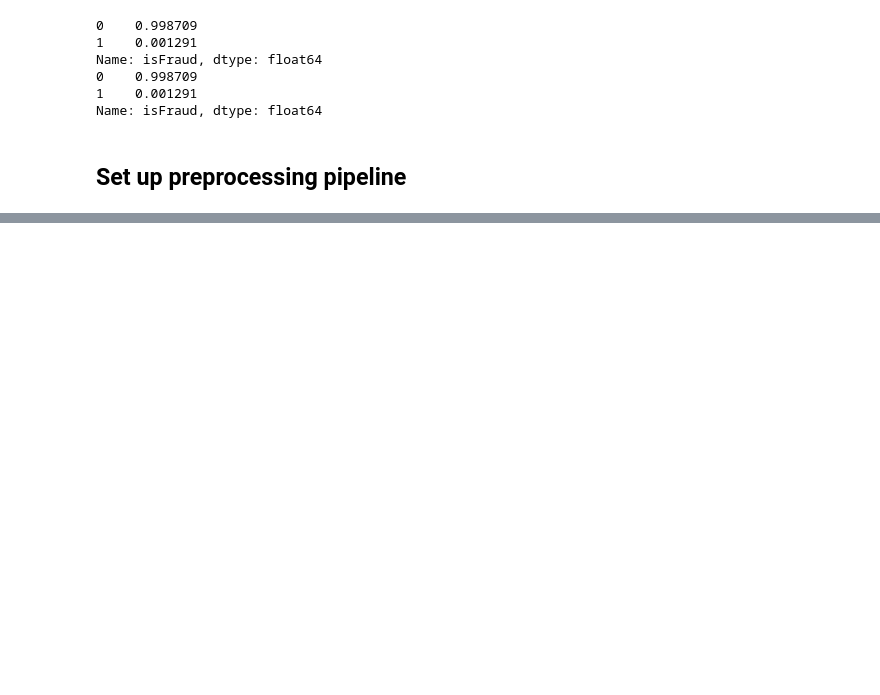
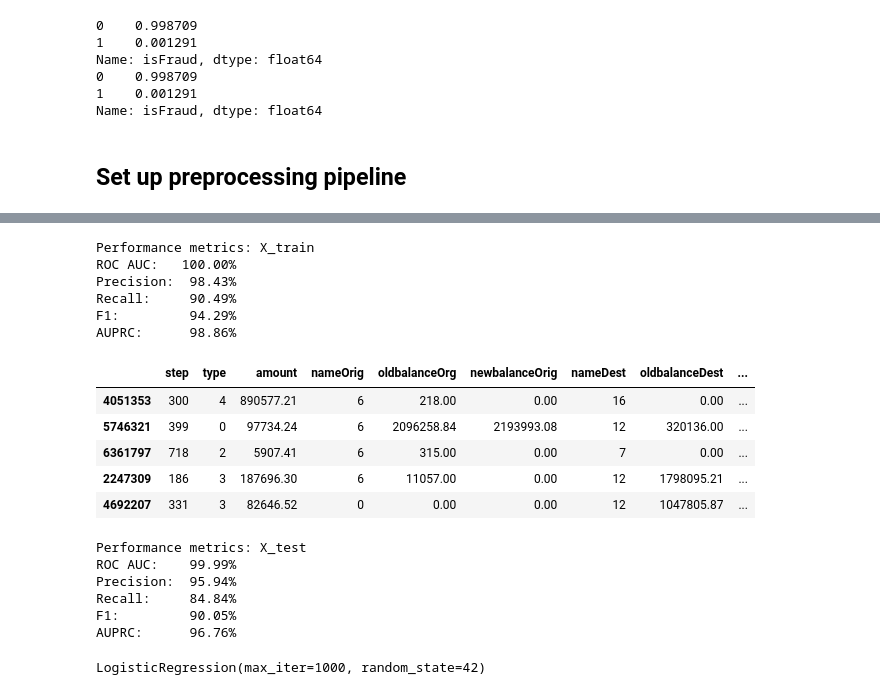
Before and after one commit to omdgit/machine-learning-imbalanced-data, a Jupyter notebook: omd/kaggle_fraud.ipynb, the cells around one changed output, grey strips where cells are left out. Saved outputs shown, nothing was run; the diff lists cells and outputs as text; code cells hidden in the pictures; blank space fills up the shorter version.

Commit message:
completed model dev for XGBoost default settings and optuna grid search, logistic regression

```diff
--- a/omd/kaggle_fraud.ipynb
+++ b/omd/kaggle_fraud.ipynb
@@ -166,0 +228,34 @@ def preprocessing(X):
+# %%
+performance(X_train, y_train, model, title='X_train')
+# %% [output]
+Performance metrics: X_train
+ROC AUC:   100.00%
+Precision:  98.43%
+Recall:     90.49%
+F1:         94.29%
+AUPRC:      98.86%
+# %%
+X_test = preprocessing(X_test)
+X_test = encoder.transform(X_test)
+X_test.head()
+# %% [output]
+|  | step | type | amount | nameOrig | oldbalanceOrg | newbalanceOrig | nameDest | oldbalanceDest | ... |
+| 4051353 | 300 | 4 | 890577.21 | 6 | 218.00 | 0.00 | 16 | 0.00 | ... |
+| 5746321 | 399 | 0 | 97734.24 | 6 | 2096258.84 | 2193993.08 | 12 | 320136.00 | ... |
+| 6361797 | 718 | 2 | 5907.41 | 6 | 315.00 | 0.00 | 7 | 0.00 | ... |
+| 2247309 | 186 | 3 | 187696.30 | 6 | 11057.00 | 0.00 | 12 | 1798095.21 | ... |
+| 4692207 | 331 | 3 | 82646.52 | 0 | 0.00 | 0.00 | 12 | 1047805.87 | ... |
+# %%
+performance(X_test, y_test, model, title='X_test')
+# %% [output]
+Performance metrics: X_test
+ROC AUC:    99.99%
+Precision:  95.94%
+Recall:     84.84%
+F1:         90.05%
+AUPRC:      96.76%
+# %%
+model_lr = LogisticRegression(max_iter=1000, random_state=42)
+model_lr.fit(X_train, y_train)
+# %% [output]
+LogisticRegression(max_iter=1000, random_state=42)
```
Also changed, not shown: parts of 20 cells of this notebook, 1 other file.
